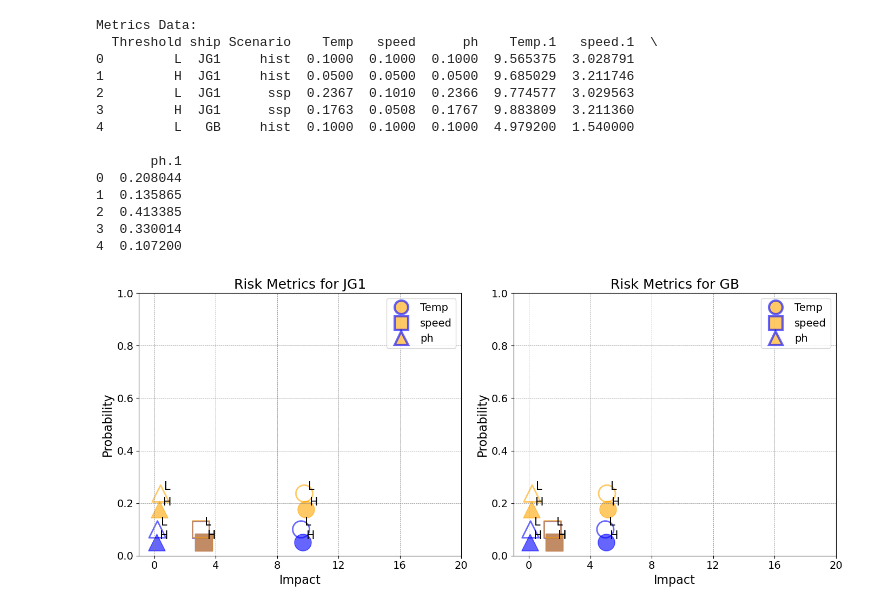
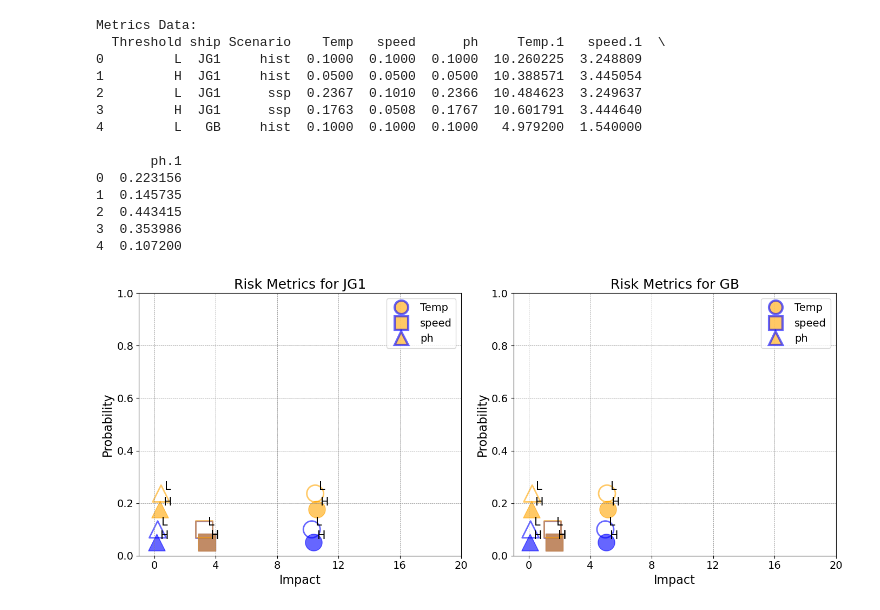
Before and after one commit to ioloi1128/Project_UCH, a Jupyter notebook: 02.4_Risk-Metrics.ipynb, the cells around one changed output. Saved outputs shown, nothing was run; the diff lists cells and outputs as text; code cells hidden in the pictures.

```diff
--- a/02.4_Risk-Metrics.ipynb
+++ b/02.4_Risk-Metrics.ipynb
@@ -5,7 +5,7 @@ import numpy as np
 from matplotlib.lines import Line2D
 
 # Define the file path for the metrics CSV file
-metrics_file = "/lfs/home/ioloi/lfs_dir/project_UCH/03_csv/UCH_RiskData_metrics.csv"
+metrics_file = "/lfs/home/ioloi/lfs_dir/project_UCH/03_csv/UCH_RiskData_metrics.0406.csv"
 
 # Read the CSV file using the second row (index=1) as the header
 df_metrics = pd.read_csv(metrics_file, header=1)
@@ -79,41 +79,41 @@ def plot_ship(ax, ship_df, ship_name):
     ax.set_title(f"Risk Metrics for {ship_name}", fontsize=18)
     ax.set_xlim(-1, 20)
     ax.set_xticks(np.arange(0, 21, 4))
     ax.set_ylim(0, 1)
     ax.set_yticks(np.arange(0, 1.1, 0.2))
     ax.tick_params(axis='both', which='major', labelsize=14)
     ax.grid(True, which='both', linestyle='--', linewidth=0.5, color='gray')
     # Create custom legend: one entry per variable (use proxy artists)
     proxies = []
     labels = []
     for (xcol, ycol), marker in zip(pairs, markers):
         proxy = Line2D([0], [0], marker=marker, color='w',
                        markerfacecolor=color_map['ssp'],
                        markeredgecolor=color_map['hist'],
                        markersize=18, alpha=0.6, markeredgewidth=3)
         proxies.append(proxy)
         labels.append(ycol)
     ax.legend(proxies, labels, fontsize=14)
 
 # Plot for each ship
 plot_ship(axs[0], df_jg1, "JG1")
 plot_ship(axs[1], df_gb, "GB")
 
 plt.tight_layout()
 plt.show()
 # %% [output]
 Metrics Data:
-  Threshold ship Scenario    Temp   speed      ph    Temp.1   speed.1  \
-0         L  JG1     hist  0.1000  0.1000  0.1000  9.565375  3.028791
-1         H  JG1     hist  0.0500  0.0500  0.0500  9.685029  3.211746
-2         L  JG1      ssp  0.2367  0.1010  0.2366  9.774577  3.029563
-3         H  JG1      ssp  0.1763  0.0508  0.1767  9.883809  3.211360
-4         L   GB     hist  0.1000  0.1000  0.1000  4.979200  1.540000
+  Threshold ship Scenario    Temp   speed      ph     Temp.1   speed.1  \
+0         L  JG1     hist  0.1000  0.1000  0.1000  10.260225  3.248809
+1         H  JG1     hist  0.0500  0.0500  0.0500  10.388571  3.445054
+2         L  JG1      ssp  0.2367  0.1010  0.2366  10.484623  3.249637
+3         H  JG1      ssp  0.1763  0.0508  0.1767  10.601791  3.444640
+4         L   GB     hist  0.1000  0.1000  0.1000   4.979200  1.540000
 
        ph.1
-0  0.208044
-1  0.135865
-2  0.413385
-3  0.330014
+0  0.223156
+1  0.145735
+2  0.443415
+3  0.353986
 4  0.107200
-[figure, old version]
+[figure, new version]
```
Also changed, not shown: 2 other files.
